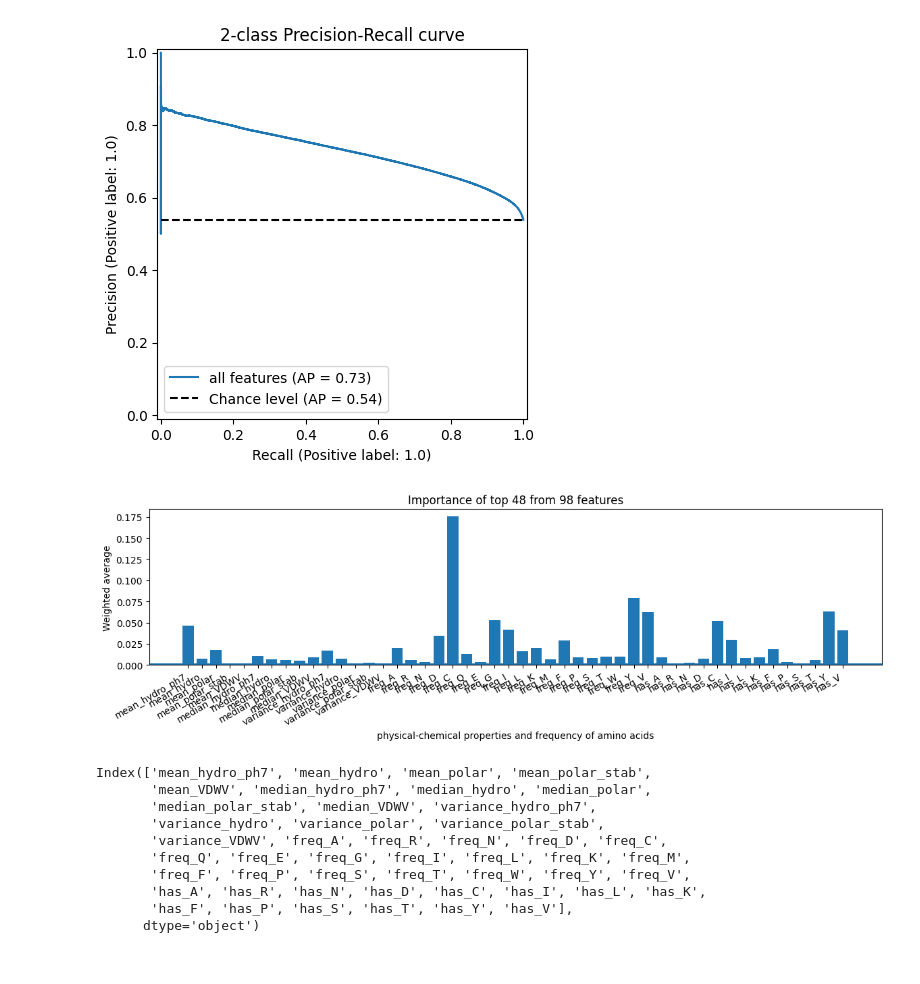
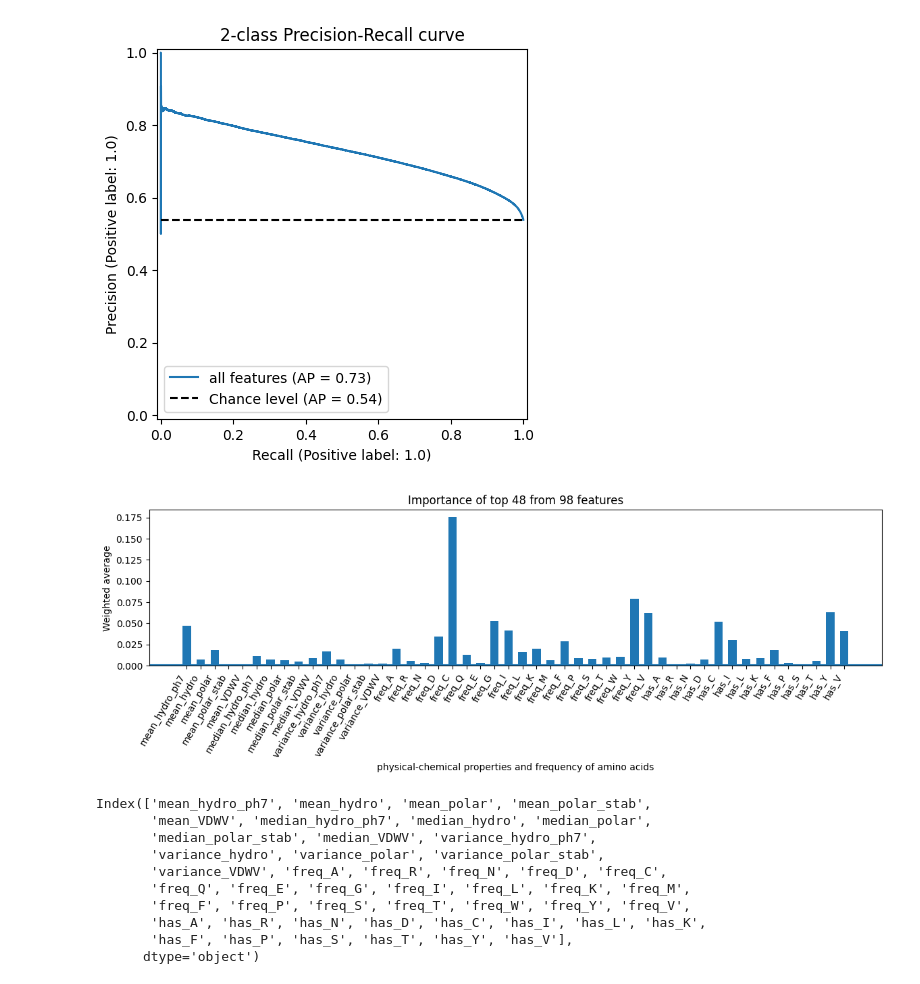
Before and after one commit to Tiezhengyuan/ml_epitope, a Jupyter notebook: src/select_features.ipynb, the cells around one changed output. Saved outputs shown, nothing was run; the diff lists cells and outputs as text; code cells hidden in the pictures.

```diff
--- a/src/select_features.ipynb
+++ b/src/select_features.ipynb
@@ -215,20 +215,20 @@ _ = display.ax_.set_title("2-class Precision-Recall curve")
 # %%
 # feature importance
 imp = pd.Series(model.feature_importances_, index = list(df)[2:])
 threshold = 0.001
 top_imp = imp[imp > threshold]
 
 plt.figure(figsize=(14,3))
-plt.bar(top_imp.index, top_imp)
+plt.bar(top_imp.index, top_imp, width=.6)
 plt.title(f'Importance of top {len(top_imp)} from {len(imp)} features')
 plt.xlabel('physical-chemical properties and frequency of amino acids')
 plt.ylabel('Weighted average')
 # ha: horizontal alignment
-plt.xticks(rotation=30, ha='right')
+plt.xticks(rotation=60, ha='right')
 plt.axhline(y=threshold)
 plt.show()
 # %% [output]
-[figure, old version]
+[figure, new version]
 # %%
 top_imp.index
 # %% [output]
```
Also changed, not shown: parts of 1 cell of this notebook, 3 other files.
